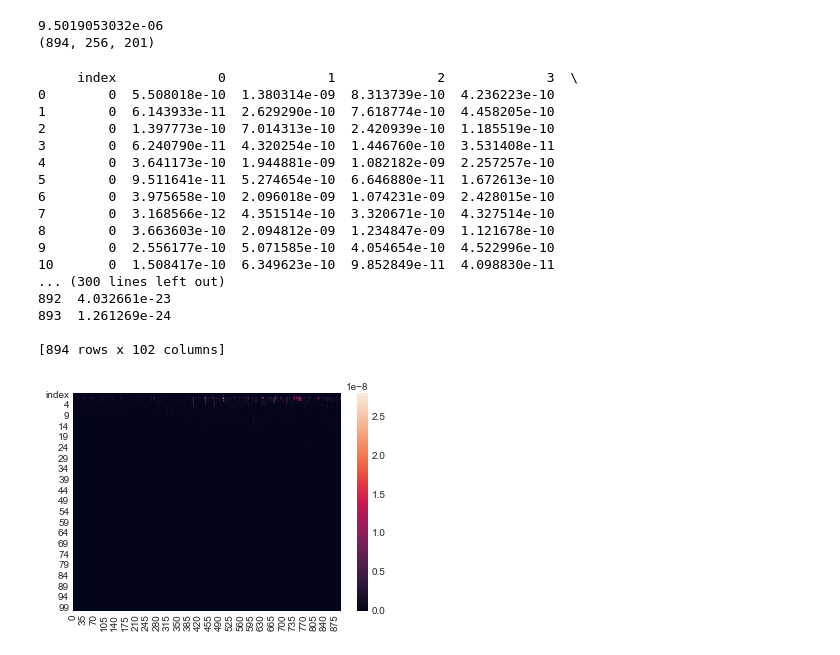
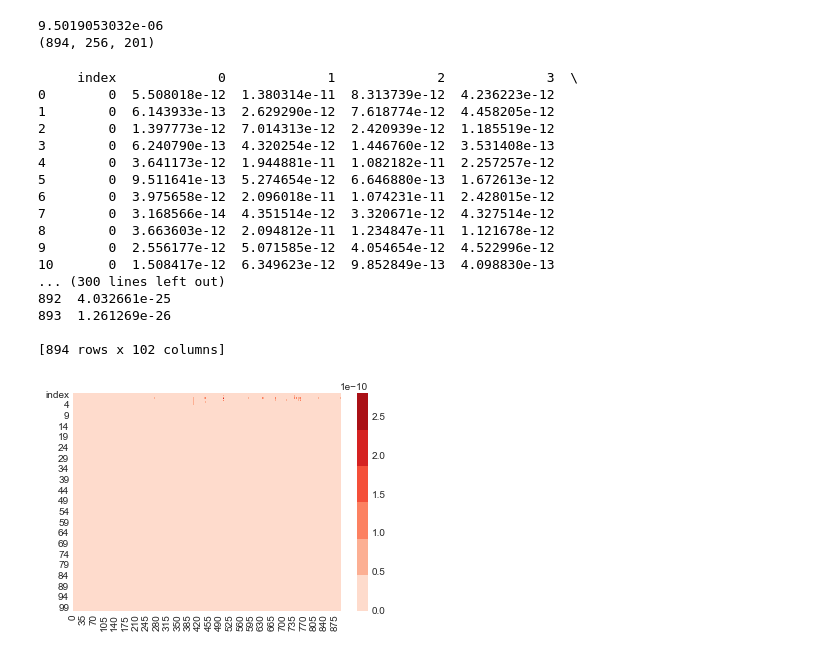
Before and after one commit to lucasputer/CienciaDeDatos, a Jupyter notebook: tp2/Pruebas.ipynb, the cells around one changed output. Drawn from its saved outputs; the diff is of its cells as text; code cells hidden in the pictures.

```diff
--- a/tp2/Pruebas.ipynb
+++ b/tp2/Pruebas.ipynb
@@ -76,33 +76,37 @@ plt.show()
 
 allEpochs = pd.DataFrame();
 for i in range(894):
-    epoch_welch = scipy.signal.welch(averagedElectrodesByEpoch[i]);
-    allEpochs = allEpochs.append(pd.DataFrame(epoch_welch[1]).transpose());
+    epoch_welch = scipy.signal.welch(averagedElectrodesByEpoch[i], fs=100.0)
+    allEpochs = allEpochs.append(pd.DataFrame((epoch_welch[1])).transpose());
     frecuencas_sampleadas = epoch_welch[0]; # Deberia ser siempre lo mismo
 
 allEpochs = allEpochs.reset_index();
 
 print allEpochs
+
+# No se por que aparece mil veces el dataframe printeado
+# Arreglar eso
+# crei que los ';' lo arreglaban pero no
 # %% [output]
      index             0             1             2             3  \
-0        0  5.508018e-10  1.380314e-09  8.313739e-10  4.236223e-10
-1        0  6.143933e-11  2.629290e-10  7.618774e-10  4.458205e-10
-2        0  1.397773e-10  7.014313e-10  2.420939e-10  1.185519e-10
-3        0  6.240790e-11  4.320254e-10  1.446760e-10  3.531408e-11
-4        0  3.641173e-10  1.944881e-09  1.082182e-09  2.257257e-10
-5        0  9.511641e-11  5.274654e-10  6.646880e-11  1.672613e-10
-6        0  3.975658e-10  2.096018e-09  1.074231e-09  2.428015e-10
-7        0  3.168566e-12  4.351514e-10  3.320671e-10  4.327514e-10
-8        0  3.663603e-10  2.094812e-09  1.234847e-09  1.121678e-10
-9        0  2.556177e-10  5.071585e-10  4.054654e-10  4.522996e-10
-10       0  1.508417e-10  6.349623e-10  9.852849e-11  4.098830e-11
+0        0  5.508018e-12  1.380314e-11  8.313739e-12  4.236223e-12
+1        0  6.143933e-13  2.629290e-12  7.618774e-12  4.458205e-12
+2        0  1.397773e-12  7.014313e-12  2.420939e-12  1.185519e-12
+3        0  6.240790e-13  4.320254e-12  1.446760e-12  3.531408e-13
+4        0  3.641173e-12  1.944881e-11  1.082182e-11  2.257257e-12
+5        0  9.511641e-13  5.274654e-12  6.646880e-13  1.672613e-12
+6        0  3.975658e-12  2.096018e-11  1.074231e-11  2.428015e-12
+7        0  3.168566e-14  4.351514e-12  3.320671e-12  4.327514e-12
+8        0  3.663603e-12  2.094812e-11  1.234847e-11  1.121678e-12
+9        0  2.556177e-12  5.071585e-12  4.054654e-12  4.522996e-12
+10       0  1.508417e-12  6.349623e-12  9.852849e-13  4.098830e-13
 ... (300 lines left out)
-892  4.032661e-23
-893  1.261269e-24
+892  4.032661e-25
+893  1.261269e-26
 
 [894 rows x 102 columns]
 # %%
-sns.heatmap(allEpochs.transpose(), center=)
+sns.heatmap(allEpochs.transpose(), cmap=sns.color_palette("Reds") )
 plt.show()
 # %% [output]
-[figure, old version]
+[figure, new version]
```
Also changed, not shown: parts of 1 cell of this notebook.
